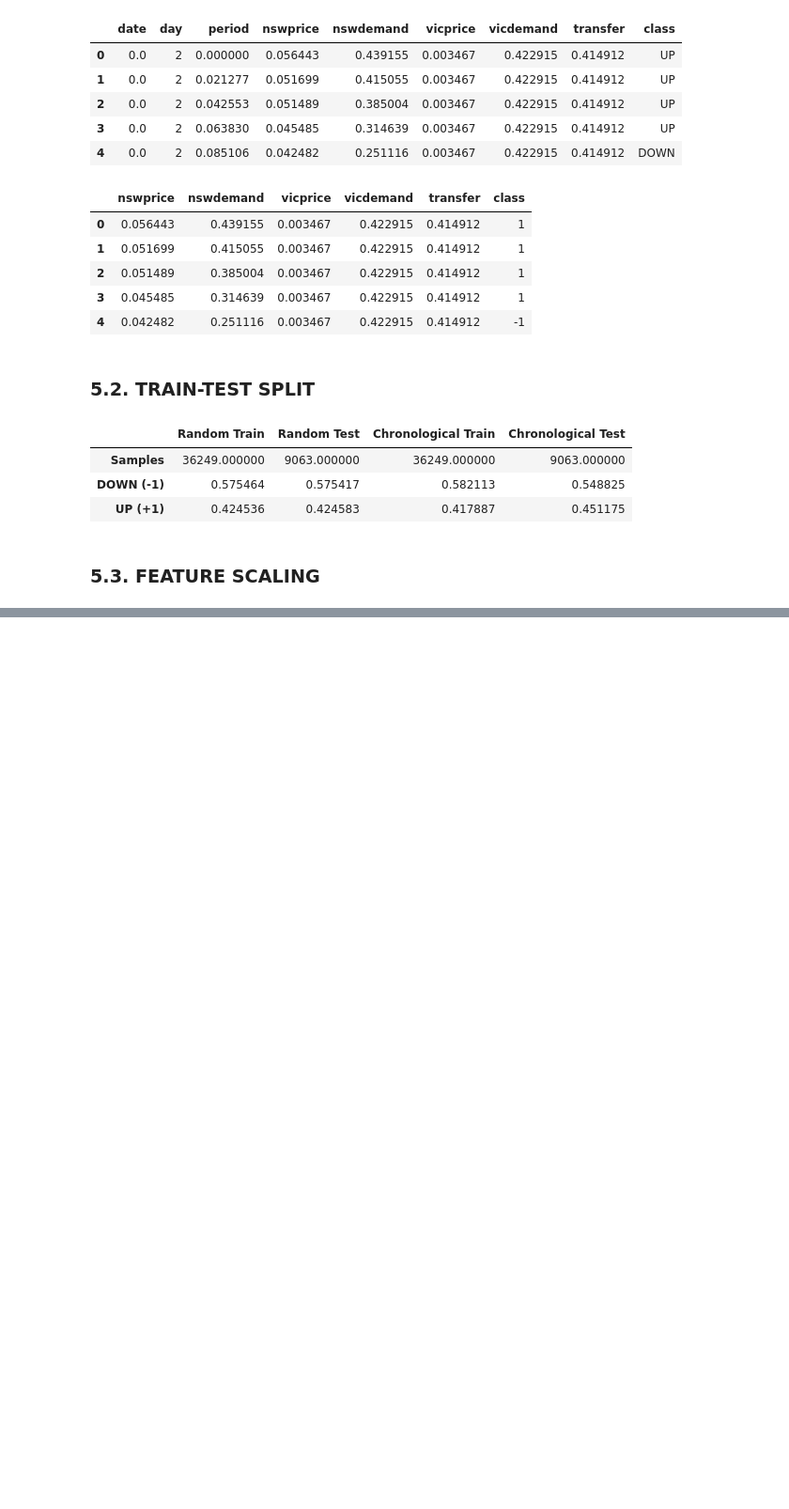
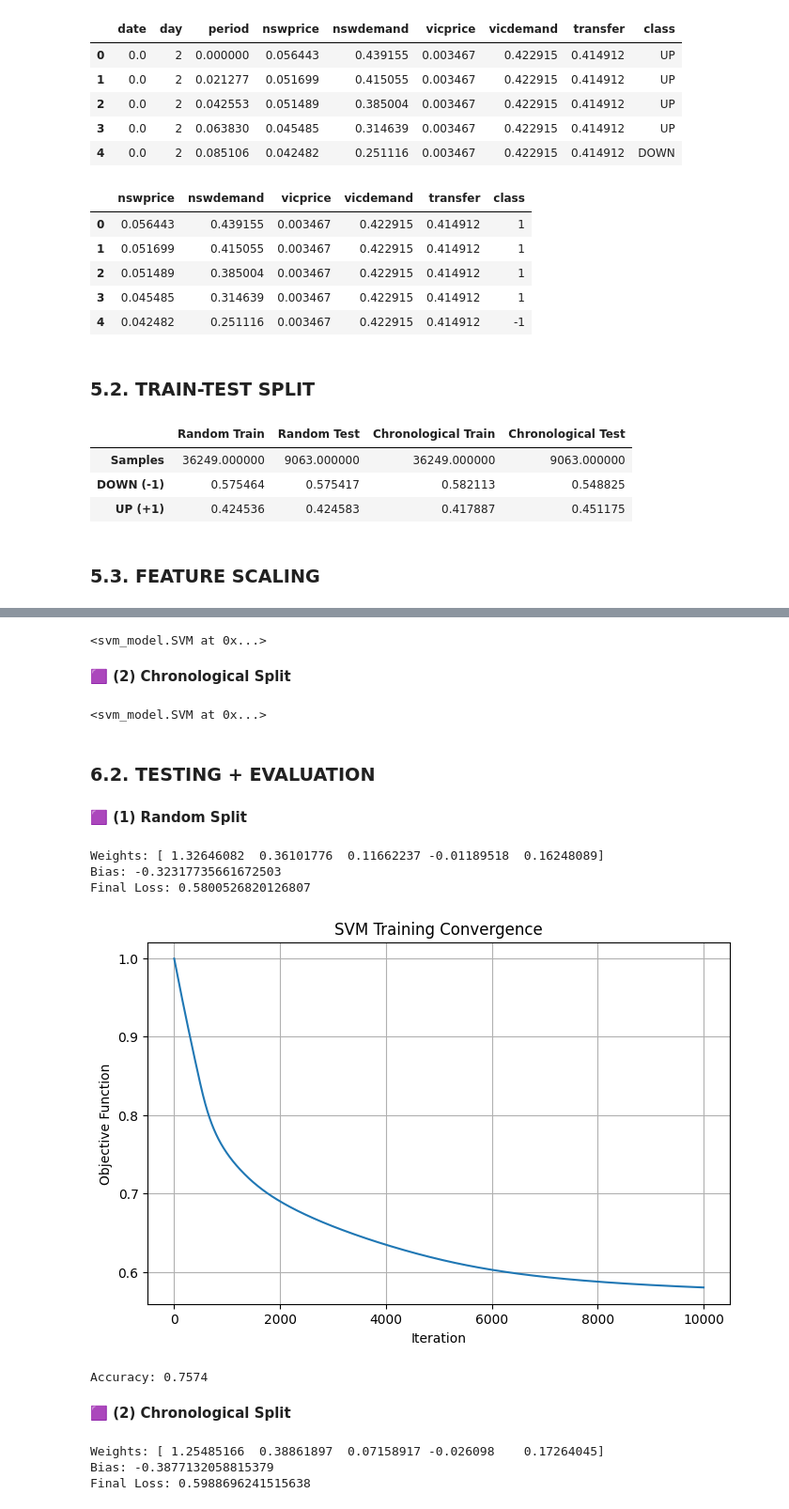
Before and after one commit to andalive/Biner_Classification_SVM, a Jupyter notebook: Biner_Classification_SVM.ipynb, the cells around one changed output, grey strips where cells are left out. Shown at 94% size. Saved outputs shown, nothing was run; the diff lists cells and outputs as text; code cells hidden in the pictures; blank space fills up the shorter version.

```diff
--- a/Biner_Classification_SVM.ipynb
+++ b/Biner_Classification_SVM.ipynb
@@ -771,0 +781,56 @@ X_test_chron_scaled = scaler_chron.transform(X_test_chron)
+# %%
+svm_random = SVM(iters=10000, eta=0.001, lambdaP=0.001)
+svm_random.fit(X_train_random_scaled, y_train_random)
+# %% [output]
+<svm_model.SVM at 0x...>
+# %% [markdown]
+**🟪 (2) Chronological Split**
+# %%
+svm_chron = SVM(iters=10000, eta=0.001, lambdaP=0.0001)
+svm_chron.fit(X_train_chron_scaled, y_train_chron)
+# %% [output]
+<svm_model.SVM at 0x...>
+# %% [markdown]
+### 6.2. TESTING + EVALUATION
+# %% [markdown]
+**🟪 (1) Random Split**
+# %%
+y_pred_random = svm_random.predict(X_test_random_scaled)
+
+print("Weights:", svm_random.w)
+print("Bias:", svm_random.b)
+print("Final Loss:", svm_random.loss_history[-1])
+# %% [output]
+Weights: [ 1.32646082  0.36101776  0.11662237 -0.01189518  0.16248089]
+Bias: -0.32317735661672503
+Final Loss: 0.5800526820126807
+# %%
+plt.figure(figsize=(8, 5))
+
+plt.plot(svm_random.loss_history)
+
+plt.title("SVM Training Convergence")
+plt.xlabel("Iteration")
+plt.ylabel("Objective Function")
+plt.grid(True)
+
+plt.show()
+# %% [output]
+[figure, added]
+# %%
+acc_random = accuracy_score(y_test_random, y_pred_random)
+print(f"Accuracy: {acc_random:.4f}")
+# %% [output]
+Accuracy: 0.7574
+# %% [markdown]
+**🟪 (2) Chronological Split**
+# %%
+y_pred_chron = svm_chron.predict(X_test_chron_scaled)
+
+print("Weights:", svm_chron.w)
+print("Bias:", svm_chron.b)
+print("Final Loss:", svm_chron.loss_history[-1])
+# %% [output]
+Weights: [ 1.25485166  0.38861897  0.07158917 -0.026098    0.17264045]
+Bias: -0.3877132058815379
+Final Loss: 0.5988696241515638
```
Also changed, not shown: parts of 8 cells of this notebook, 6 other files.
